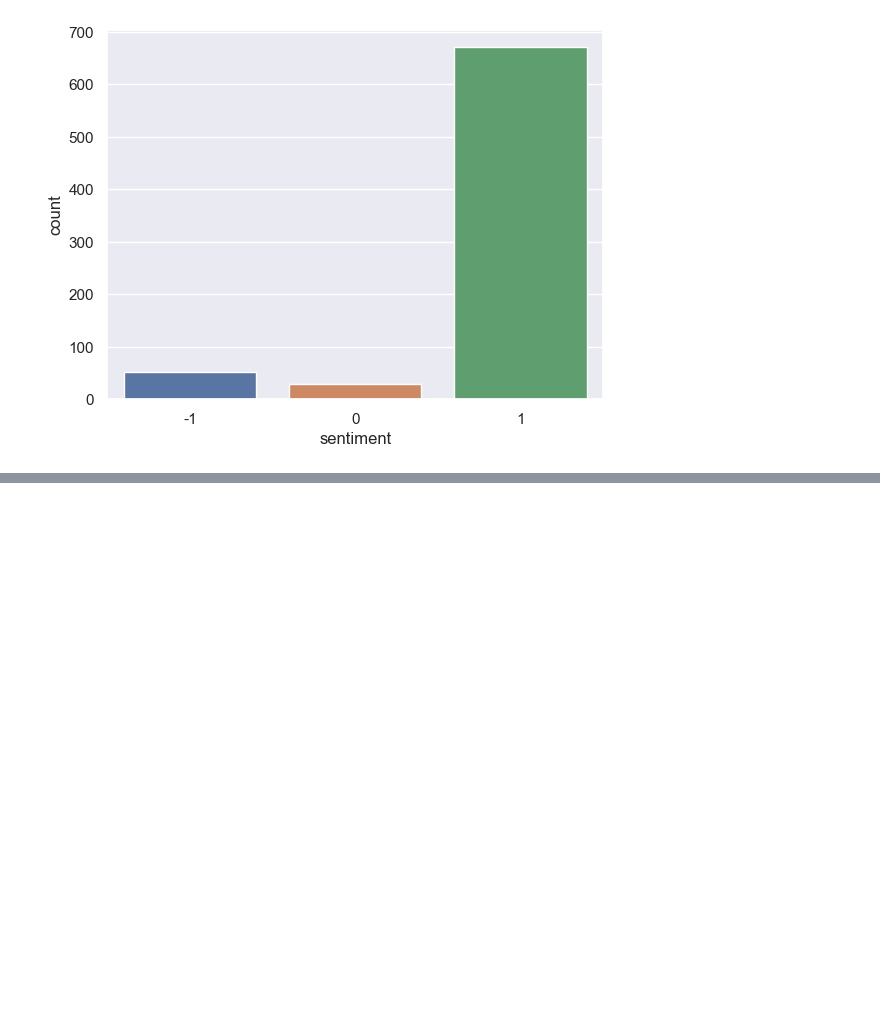
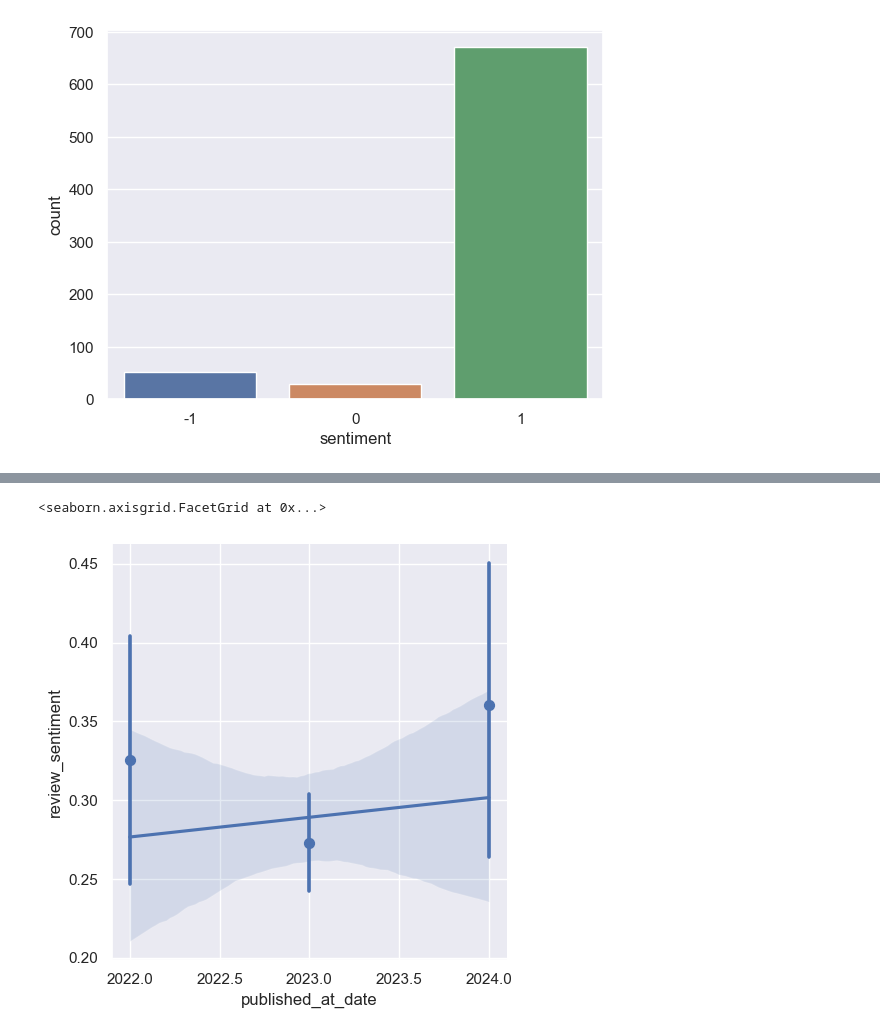
Before and after one commit to aoh705/FoodResearch, a Jupyter notebook: albadawi.ipynb, the cells around one changed output, grey strips where cells are left out. Saved outputs shown, nothing was run; the diff lists cells and outputs as text; code cells hidden in the pictures; blank space fills up the shorter version.

```diff
--- a/albadawi.ipynb
+++ b/albadawi.ipynb
@@ -334,0 +352,5 @@ accuracy_score(preds,y_test)
+# %%
+sns.lmplot(x="published_at_date", y="review_sentiment", data=df, x_estimator=np.mean)
+# %% [output]
+<seaborn.axisgrid.FacetGrid at 0x...>
+[figure, added]
```
Also changed, not shown: parts of 8 cells of this notebook, 28 other files.
